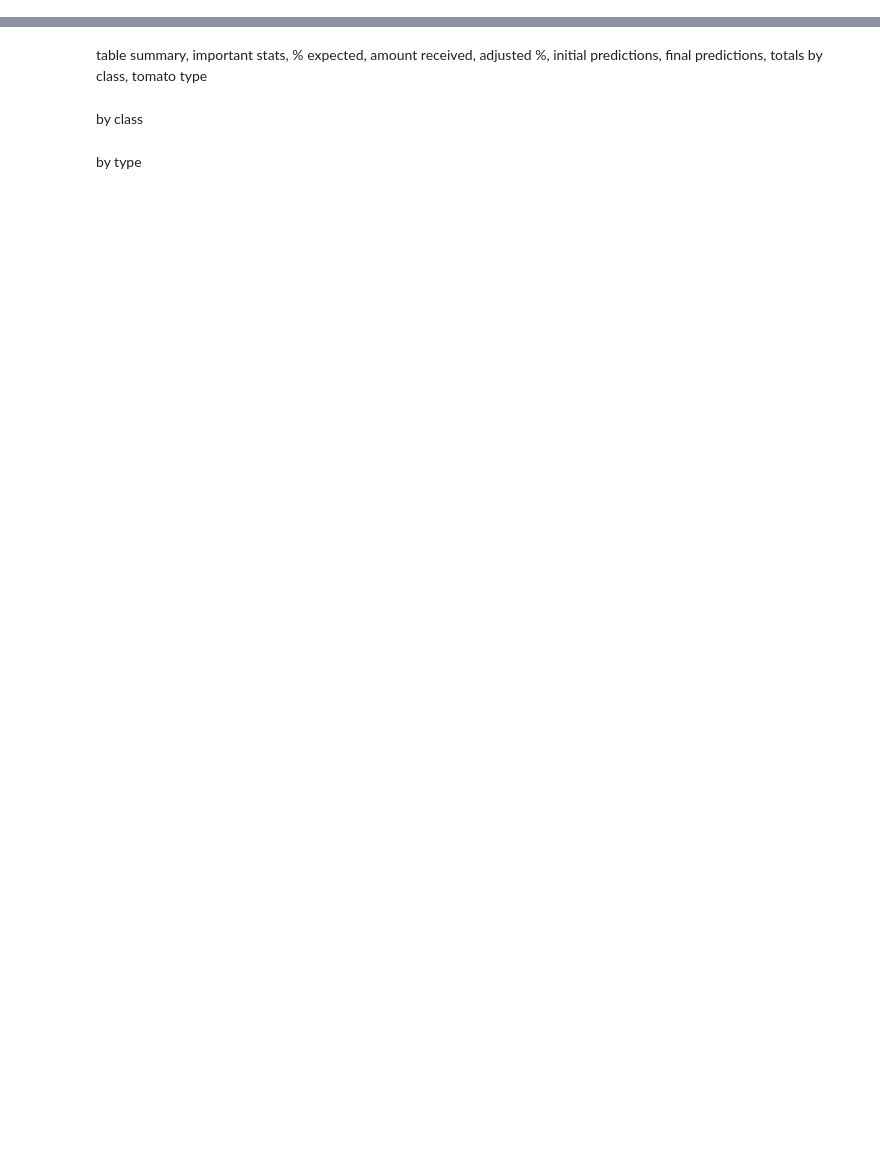
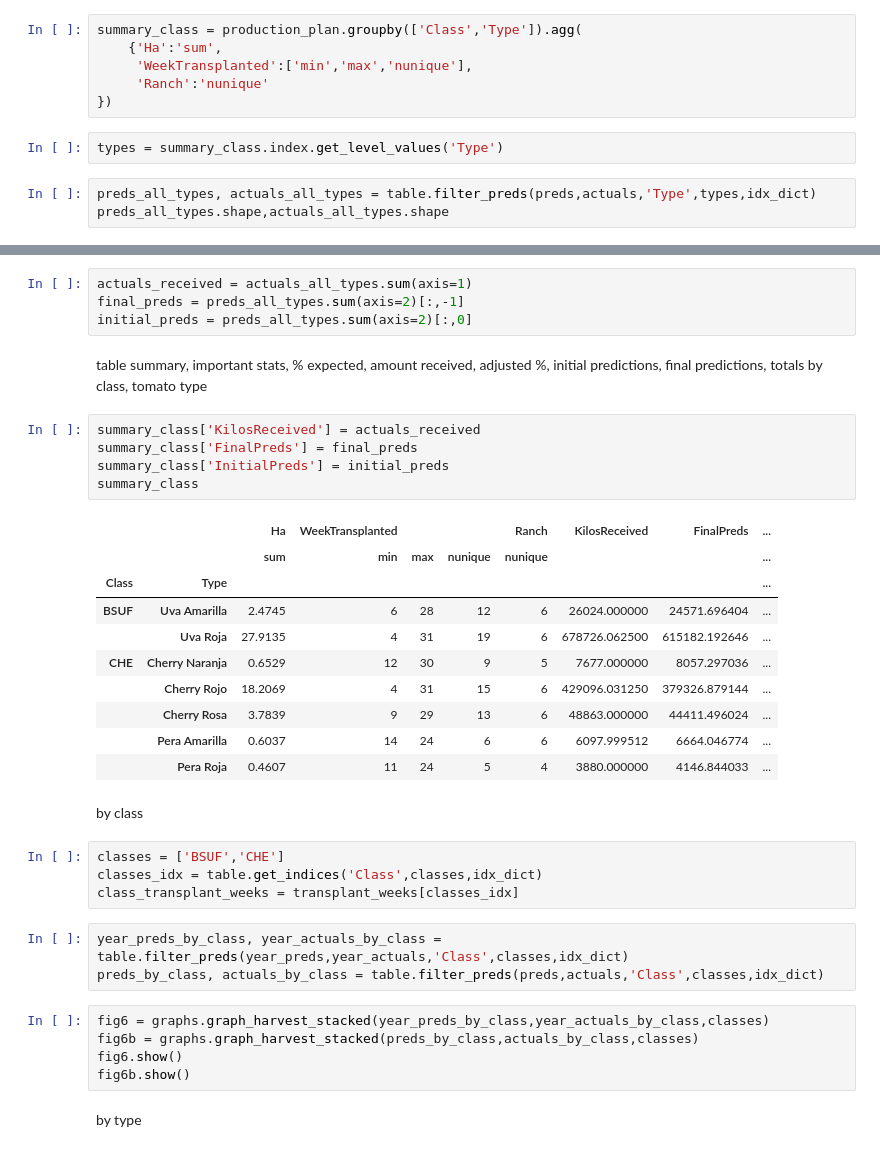
Before and after one commit to ZakirBAhmad/CherryOnTop, a Jupyter notebook: notebooks/adjusted_projections.ipynb, the cells around one changed output, grey strips where cells are left out. Cells and saved outputs as stored; diff of their text form; blank space fills up the shorter version.

```diff
--- a/notebooks/adjusted_projections.ipynb
+++ b/notebooks/adjusted_projections.ipynb
@@ -24,0 +71,11 @@ total harvest cycle
+# %%
+summary_class = production_plan.groupby(['Class','Type']).agg(
+    {'Ha':'sum',
+     'WeekTransplanted':['min','max','nunique'],
+     'Ranch':'nunique'
+})
+# %%
+types = summary_class.index.get_level_values('Type')
+# %%
+preds_all_types, actuals_all_types = table.filter_preds(preds,actuals,'Type',types,idx_dict)
+preds_all_types.shape,actuals_all_types.shape
@@ -25,6 +84,38 @@ total harvest cycle
+# %%
+actuals_received = actuals_all_types.sum(axis=1)
+final_preds = preds_all_types.sum(axis=2)[:,-1]
+initial_preds = preds_all_types.sum(axis=2)[:,0]
 # %% [markdown]
 table summary, important stats, % expected, amount received, adjusted %, initial predictions, final predictions, totals by class, tomato type
+# %%
+summary_class['KilosReceived'] = actuals_received
+summary_class['FinalPreds'] = final_preds
+summary_class['InitialPreds'] = initial_preds
+summary_class
+# %% [output]
+|  |  | Ha | WeekTransplanted |  |  | Ranch | KilosReceived | FinalPreds | ... |
+|  |  | sum | min | max | nunique | nunique |  |  | ... |
+| Class | Type |  |  |  |  |  |  |  | ... |
+| BSUF | Uva Amarilla | 2.4745 | 6 | 28 | 12 | 6 | 26024.000000 | 24571.696404 | ... |
+|  | Uva Roja | 27.9135 | 4 | 31 | 19 | 6 | 678726.062500 | 615182.192646 | ... |
+| CHE | Cherry Naranja | 0.6529 | 12 | 30 | 9 | 5 | 7677.000000 | 8057.297036 | ... |
+|  | Cherry Rojo | 18.2069 | 4 | 31 | 15 | 6 | 429096.031250 | 379326.879144 | ... |
+|  | Cherry Rosa | 3.7839 | 9 | 29 | 13 | 6 | 48863.000000 | 44411.496024 | ... |
+|  | Pera Amarilla | 0.6037 | 14 | 24 | 6 | 6 | 6097.999512 | 6664.046774 | ... |
+|  | Pera Roja | 0.4607 | 11 | 24 | 5 | 4 | 3880.000000 | 4146.844033 | ... |
 # %% [markdown]
 by class
+# %%
+classes = ['BSUF','CHE']
+classes_idx = table.get_indices('Class',classes,idx_dict)
+class_transplant_weeks = transplant_weeks[classes_idx]
+# %%
+year_preds_by_class, year_actuals_by_class = table.filter_preds(year_preds,year_actuals,'Class',classes,idx_dict)
+preds_by_class, actuals_by_class = table.filter_preds(preds,actuals,'Class',classes,idx_dict)
+# %%
+fig6 = graphs.graph_harvest_stacked(year_preds_by_class,year_actuals_by_class,classes)
+fig6b = graphs.graph_harvest_stacked(preds_by_class,actuals_by_class,classes)
+fig6.show()
+fig6b.show()
 # %% [markdown]
 by type
```
Also changed, not shown: parts of 20 cells of this notebook, 3 other files.
